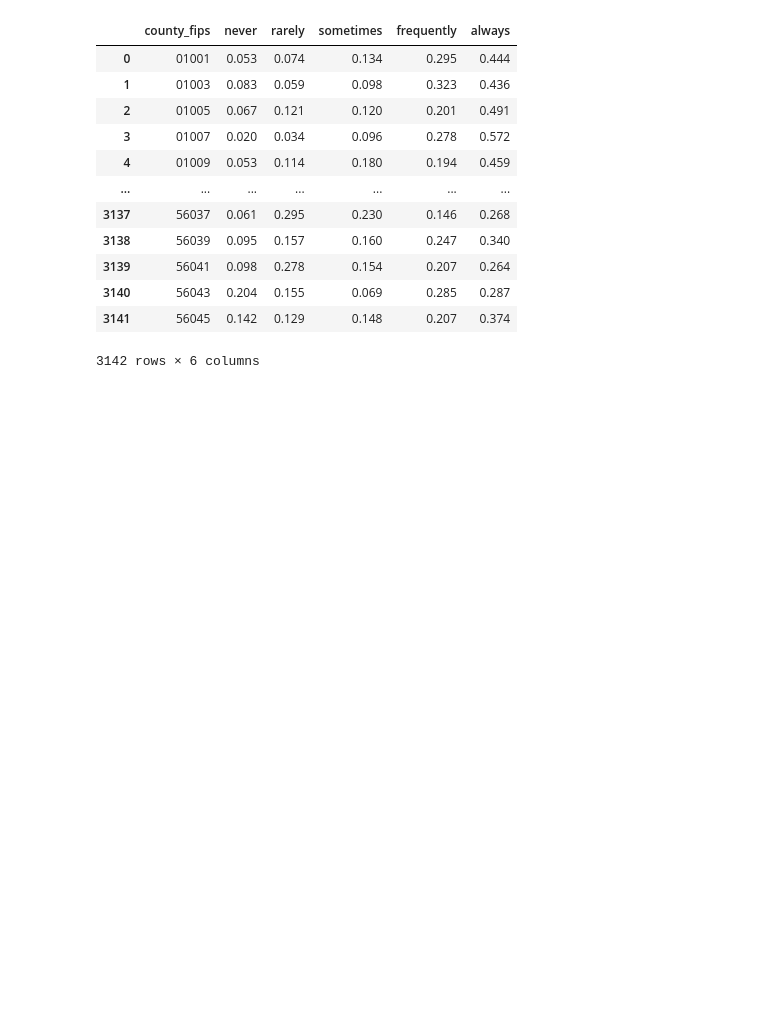
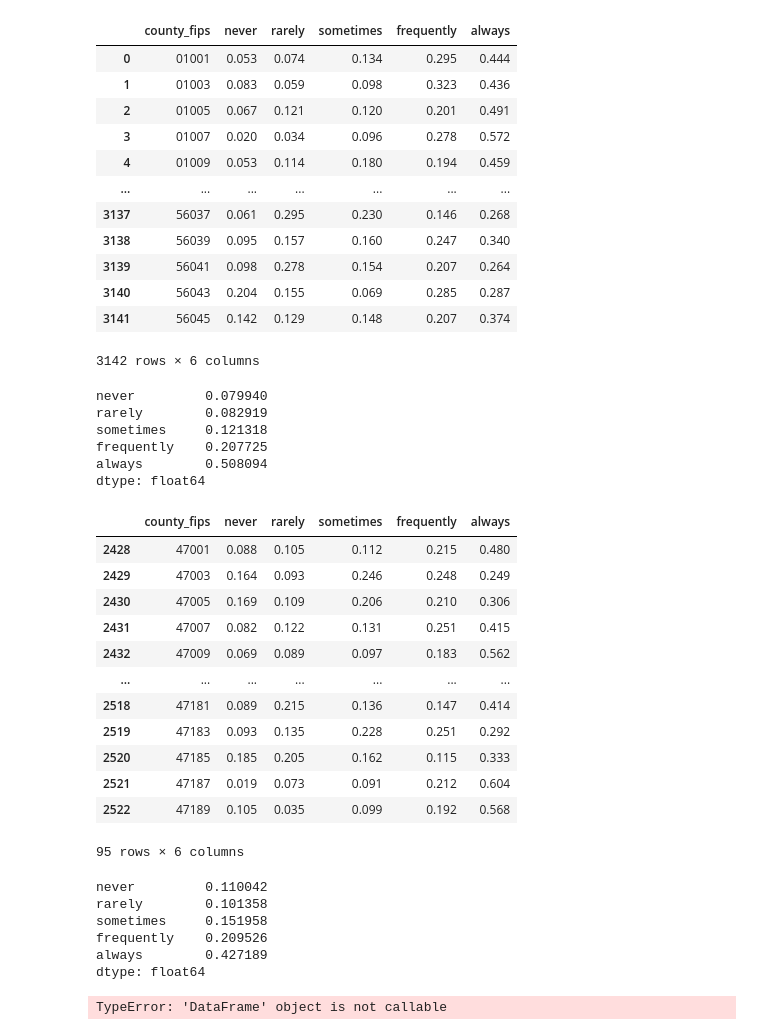
Before and after one commit to KYandow/nashville-covid-violation-reports-Python, a Jupyter notebook: Notebooks/Billy Ray Vyrus Bdilla.ipynb, the cells around one changed output. Saved outputs shown, nothing was run; the diff lists cells and outputs as text; code cells hidden in the pictures; blank space fills up the shorter version.

```diff
--- a/Notebooks/Billy Ray Vyrus Bdilla.ipynb
+++ b/Notebooks/Billy Ray Vyrus Bdilla.ipynb
@@ -178,3 +178,45 @@ mask_use_df
 | 3140 | 56043 | 0.204 | 0.155 | 0.069 | 0.285 | 0.287 |
 | 3141 | 56045 | 0.142 | 0.129 | 0.148 | 0.207 | 0.374 |
 3142 rows × 6 columns
+# %%
+mask_use_df.agg({'never' : 'mean', 'rarely' : 'mean', 'sometimes': 'mean','frequently':'mean','always':'mean'})
+# %% [output]
+never         0.079940
+rarely        0.082919
+sometimes     0.121318
+frequently    0.207725
+always        0.508094
+dtype: float64
+# %%
+mask_use_df = mask_use_df.astype({'county_fips':'int64'})
+# %%
+tn_maskuse = [x for x in range(47001,47190)]
+tn_maskuse_df = mask_use_df.loc[mask_use_df['county_fips'].isin(tn_maskuse)]
+tn_maskuse_df
+# %% [output]
+|  | county_fips | never | rarely | sometimes | frequently | always |
+| 2428 | 47001 | 0.088 | 0.105 | 0.112 | 0.215 | 0.480 |
+| 2429 | 47003 | 0.164 | 0.093 | 0.246 | 0.248 | 0.249 |
+| 2430 | 47005 | 0.169 | 0.109 | 0.206 | 0.210 | 0.306 |
+| 2431 | 47007 | 0.082 | 0.122 | 0.131 | 0.251 | 0.415 |
+| 2432 | 47009 | 0.069 | 0.089 | 0.097 | 0.183 | 0.562 |
+| ... | ... | ... | ... | ... | ... | ... |
+| 2518 | 47181 | 0.089 | 0.215 | 0.136 | 0.147 | 0.414 |
+| 2519 | 47183 | 0.093 | 0.135 | 0.228 | 0.251 | 0.292 |
+| 2520 | 47185 | 0.185 | 0.205 | 0.162 | 0.115 | 0.333 |
+| 2521 | 47187 | 0.019 | 0.073 | 0.091 | 0.212 | 0.604 |
+| 2522 | 47189 | 0.105 | 0.035 | 0.099 | 0.192 | 0.568 |
+95 rows × 6 columns
+# %%
+tn_maskuse_df.agg({'never' : 'mean', 'rarely' : 'mean', 'sometimes': 'mean','frequently':'mean','always':'mean'})
+# %% [output]
+never         0.110042
+rarely        0.101358
+sometimes     0.151958
+frequently    0.209526
+always        0.427189
+dtype: float64
+# %%
+print(mask_use_df('county_fips' == 47037))
+# %% [output]
+TypeError: 'DataFrame' object is not callable
```
